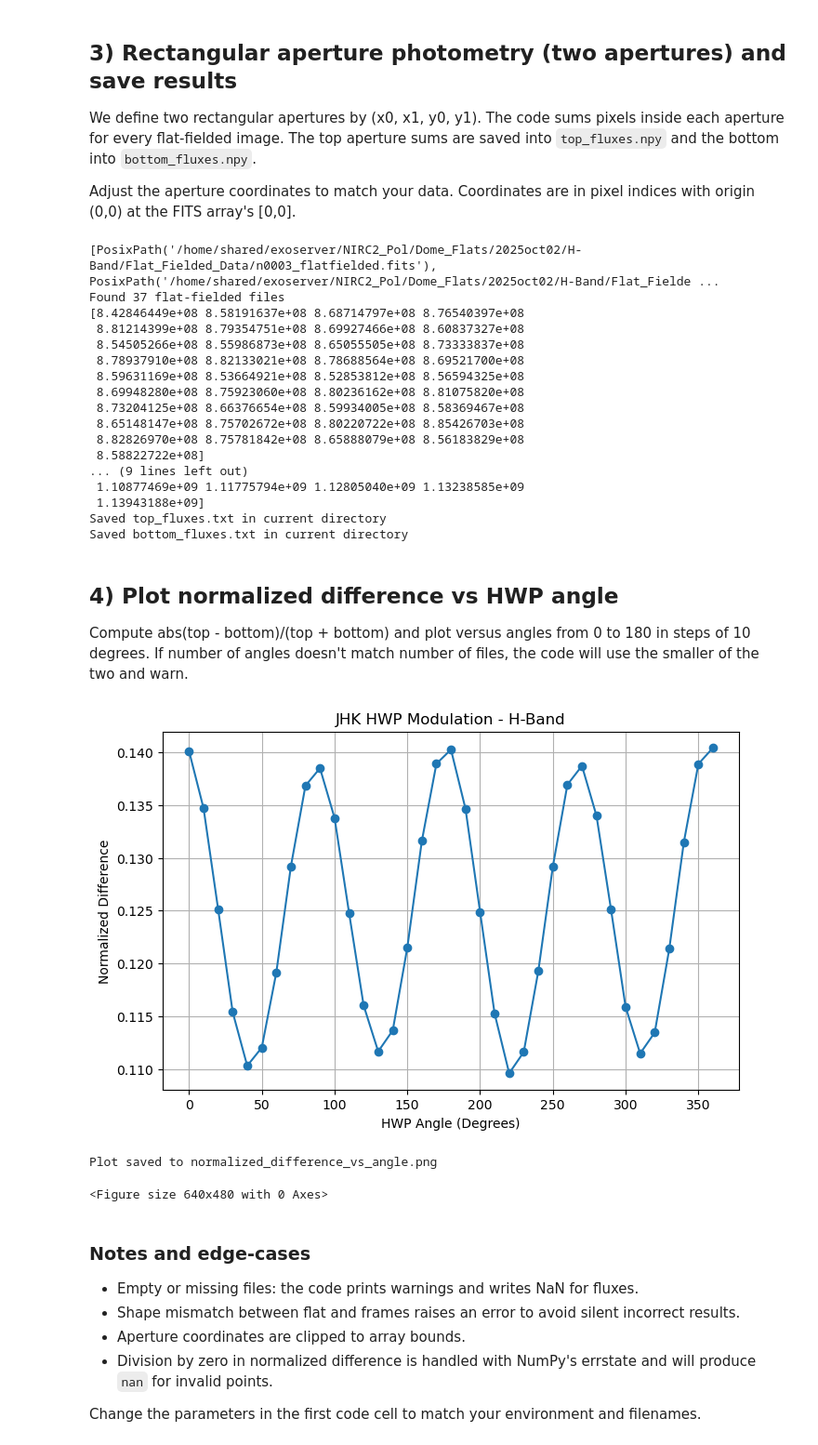
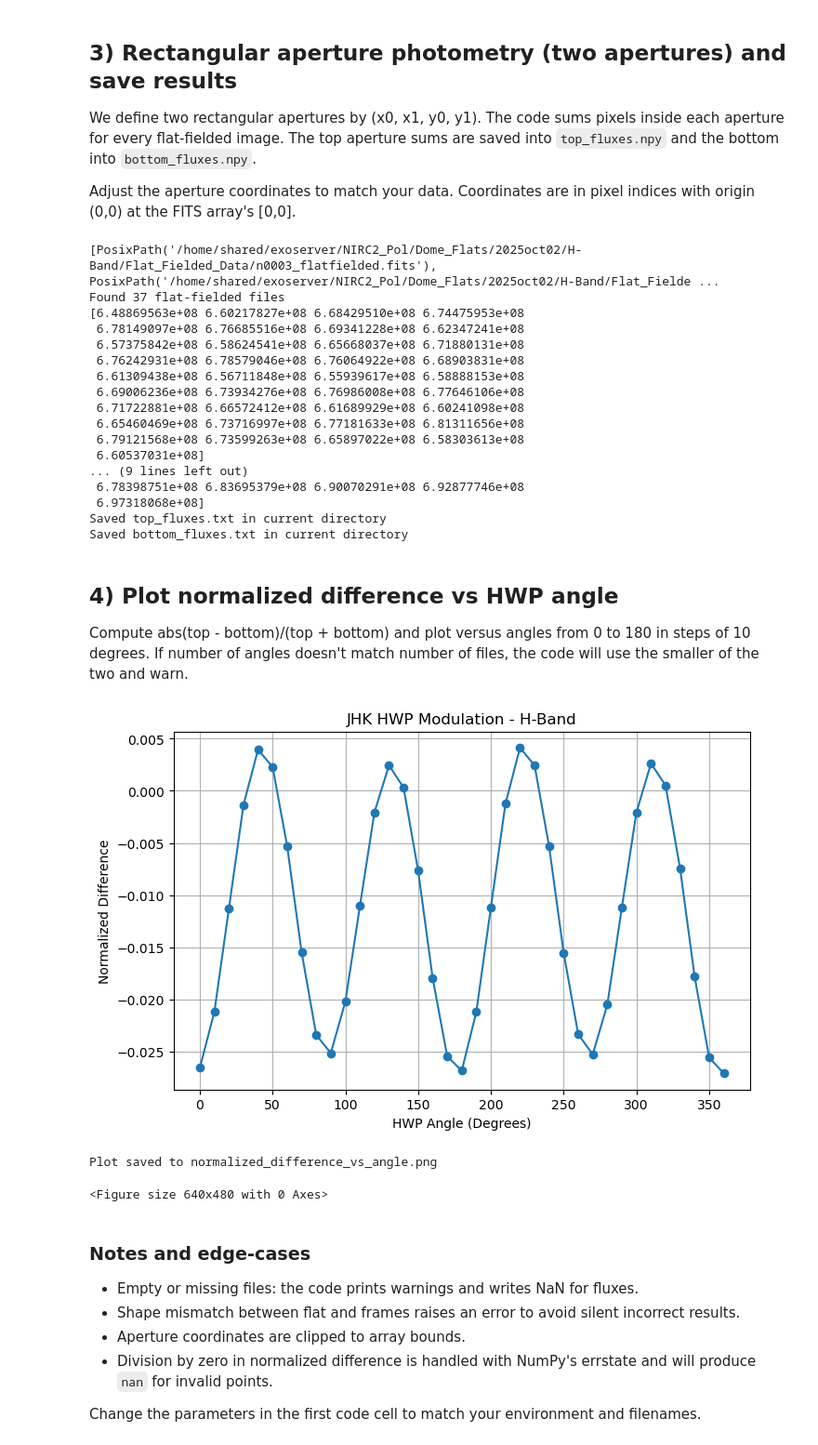
Before and after one commit to UCSB-Exoplanet-Polarimetry-Lab/NIRC2-pol, a Jupyter notebook: Analysis/10022025_H_Modulation_360.ipynb, the cells around one changed output. Shown: that part at 93% size. Saved outputs shown, nothing was run; the diff lists cells and outputs as text; code cells hidden in the pictures.

```diff
--- a/Analysis/10022025_H_Modulation_360.ipynb
+++ b/Analysis/10022025_H_Modulation_360.ipynb
@@ -158,14 +158,16 @@ Adjust the aperture coordinates to match your data. Coordinates are in pixel ind
 # %%
 # Aperture coordinates (edit as needed)
 # top aperture: x from x0_top..x1_top (inclusive start, exclusive end), y from y0_top..y1_top
-x0_top, x1_top = 20, 1000
-y0_top, y1_top = 520, 900
+x0_top, x1_top = 250, 950
+y0_top, y1_top = 575, 985
 # bottom aperture
-x0_bot, x1_bot = 20, 1000
-y0_bot, y1_bot = 10, 490
+x0_bot, x1_bot = 250, 950
+y0_bot, y1_bot = 40, 450
 
 from pathlib import Path
 from astropy.io import fits
+from matplotlib import patches
+import matplotlib.pyplot as plt
 import numpy as np
 
 # Directory containing flat-fielded images
@@ -211,6 +213,24 @@ for i in range(start_index, end_index + 1):
     top_fluxes.append(top_sum)
     bottom_fluxes.append(bot_sum)
 
+    # Plot image with apertures
+    #fig, ax = plt.subplots(figsize=(8,6))
+    #im = ax.imshow(img, origin='lower', cmap='gray', vmin=np.nanpercentile(img, 5), vmax=np.nanpercentile(img, 99))
+    # Top aperture
+    #rect_top = patches.Rectangle((x0t, y0t), x1t-x0t, y1t-y0t, linewidth=2, edgecolor='r', facecolor='none', label='Top aperture')
+    #ax.add_patch(rect_top)
+    # Bottom aperture
+    #rect_bot = patches.Rectangle((x0b, y0b), x1b-x0b, y1b-y0b, linewidth=2, edgecolor='b', facecolor='none', label='Bottom aperture')
+    #ax.add_patch(rect_bot)
+    #ax.legend(handles=[rect_top, rect_bot])
+    #plt.colorbar(im, ax=ax, fraction=0.046, pad=0.04)
+    #plt.show()
+
+    #plt.hist(np.ravel(img[y0t:y1t, x0t:x1t]),bins=5,alpha=0.5,label='top')
+    #plt.hist(np.ravel(img[y0b:y1b, x0b:x1b]),bins=5,alpha=0.5,label='bottom')
+    #plt.legend()
+    #plt.show()
+
 top_fluxes = np.array(top_fluxes)
 bottom_fluxes = np.array(bottom_fluxes)
 
@@ -226,19 +246,19 @@ print('Saved bottom_fluxes.txt in current directory')
 # %% [output]
 [PosixPath('/home/shared/exoserver/NIRC2_Pol/Dome_Flats/2025oct02/H-Band/Flat_Fielded_Data/n0003_flatfielded.fits'), PosixPath('/home/shared/exoserver/NIRC2_Pol/Dome_Flats/2025oct02/H-Band/Flat_Fielde ...
 Found 37 flat-fielded files
-[8.42846449e+08 8.58191637e+08 8.68714797e+08 8.76540397e+08
- 8.81214399e+08 8.79354751e+08 8.69927466e+08 8.60837327e+08
- 8.54505266e+08 8.55986873e+08 8.65055505e+08 8.73333837e+08
- 8.78937910e+08 8.82133021e+08 8.78688564e+08 8.69521700e+08
- 8.59631169e+08 8.53664921e+08 8.52853812e+08 8.56594325e+08
- 8.69948280e+08 8.75923060e+08 8.80236162e+08 8.81075820e+08
- 8.73204125e+08 8.66376654e+08 8.59934005e+08 8.58369467e+08
- 8.65148147e+08 8.75702672e+08 8.80220722e+08 8.85426703e+08
- 8.82826970e+08 8.75781842e+08 8.65888079e+08 8.56183829e+08
- 8.58822722e+08]
+[6.48869563e+08 6.60217827e+08 6.68429510e+08 6.74475953e+08
+ 6.78149097e+08 6.76685516e+08 6.69341228e+08 6.62347241e+08
+ 6.57375842e+08 6.58624541e+08 6.65668037e+08 6.71880131e+08
+ 6.76242931e+08 6.78579046e+08 6.76064922e+08 6.68903831e+08
+ 6.61309438e+08 6.56711848e+08 6.55939617e+08 6.58888153e+08
+ 6.69006236e+08 6.73934276e+08 6.76986008e+08 6.77646106e+08
+ 6.71722881e+08 6.66572412e+08 6.61689929e+08 6.60241098e+08
+ 6.65460469e+08 6.73716997e+08 6.77181633e+08 6.81311656e+08
+ 6.79121568e+08 6.73599263e+08 6.65897022e+08 6.58303613e+08
+ 6.60537031e+08]
 ... (9 lines left out)
- 1.10877469e+09 1.11775794e+09 1.12805040e+09 1.13238585e+09
- 1.13943188e+09]
+ 6.78398751e+08 6.83695379e+08 6.90070291e+08 6.92877746e+08
+ 6.97318068e+08]
 Saved top_fluxes.txt in current directory
 Saved bottom_fluxes.txt in current directory
 # %% [markdown]
@@ -248,34 +268,34 @@ Compute abs(top - bottom)/(top + bottom) and plot versus angles from 0 to 180 in
 # %%
 import matplotlib.pyplot as plt
 
 angles = np.arange(0, 361, 10)  # 0..180 step 10
 n_angles = len(angles)
 n_files = len(top_fluxes)
 if n_angles != n_files:
     print(f'Warning: number of angles ({n_angles}) != number of files ({n_files}). Using min length.')
 L = min(n_angles, n_files)
 angles = angles[:L]
 top = top_fluxes[:L]
 bot = bottom_fluxes[:L]
 
 # Avoid division by zero
 den = top + bot
 with np.errstate(divide='ignore', invalid='ignore'):
-    norm_diff = np.abs(top - bot) / den
+    norm_diff = (top - bot) / den
 
 plt.figure(figsize=(8,5))
 plt.plot(angles, norm_diff, marker='o')
 plt.xlabel('HWP Angle (Degrees)')
 plt.ylabel("Normalized Difference")
 plt.grid(True)
 plt.title("JHK HWP Modulation - " + wavelength + "-Band")
 plt.show()
 
 # Save plot
 plt.savefig("normalized_difference_vs_angle.png", dpi=200)
 print("Plot saved to normalized_difference_vs_angle.png")
 # %% [output]
-[figure, old version]
+[figure, new version]
 Plot saved to normalized_difference_vs_angle.png
 <Figure size 640x480 with 0 Axes>
 # %% [markdown]
```
Also changed, not shown: 5 other files.
